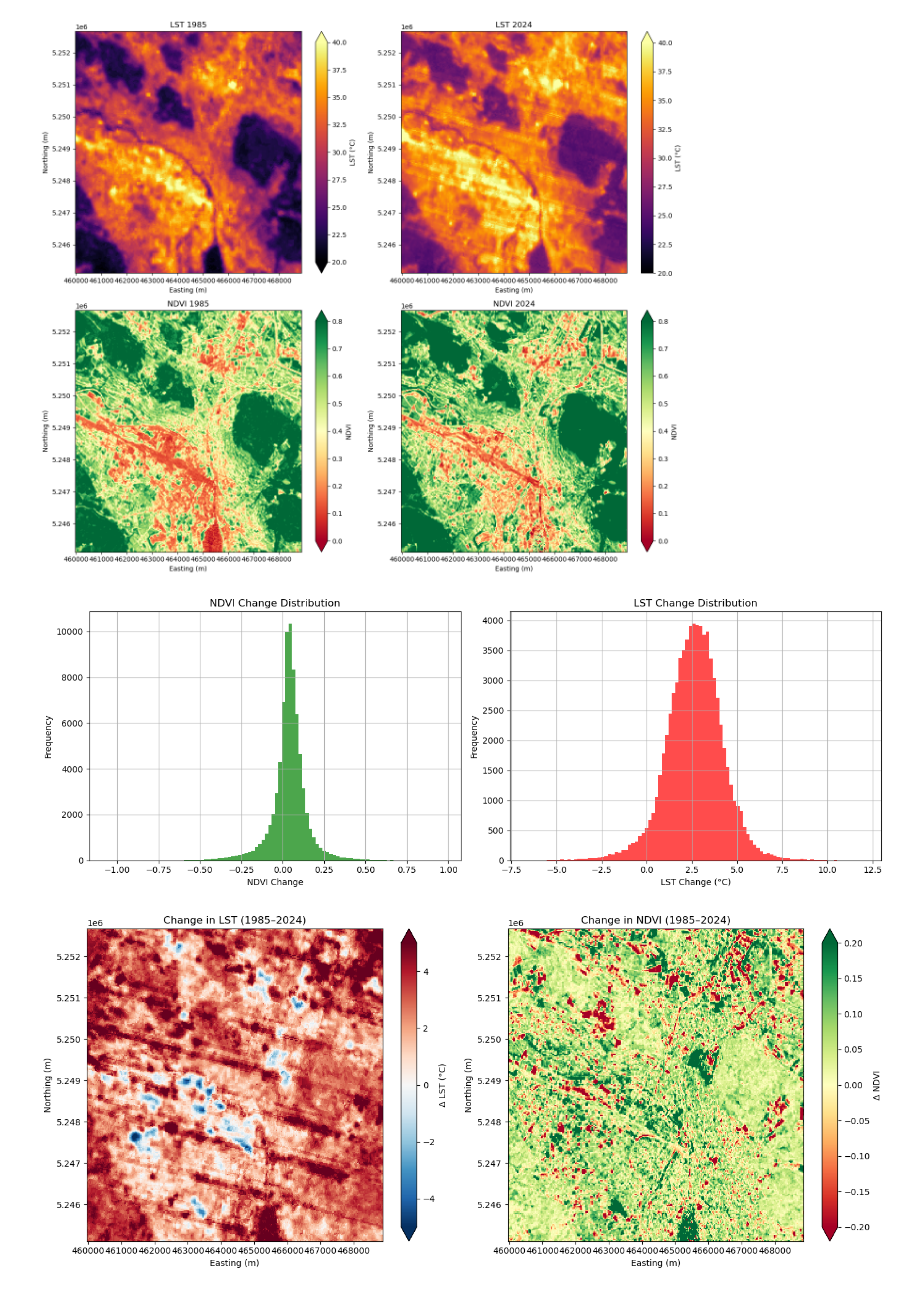
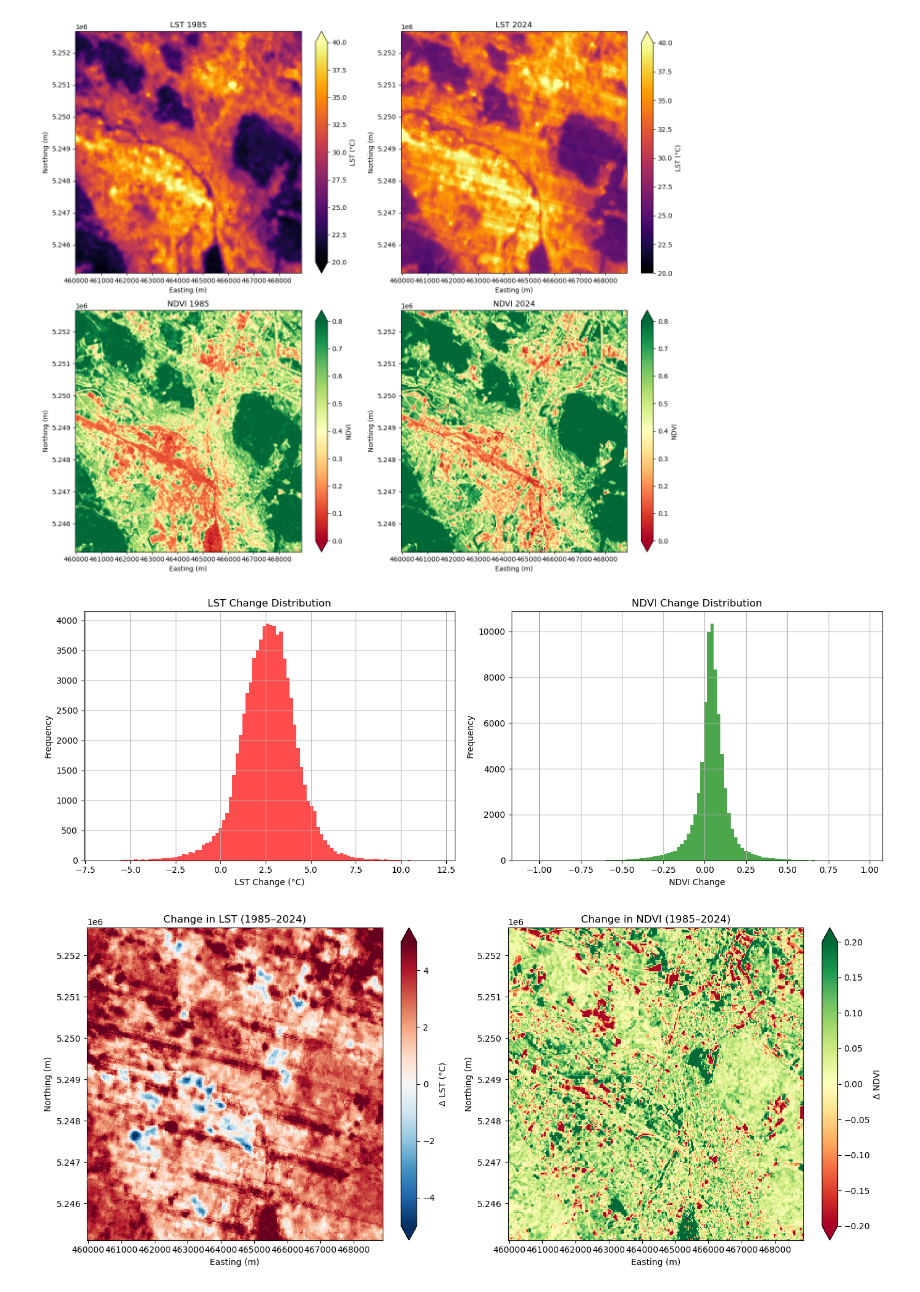
Before and after one commit to luaskyemar/Urban-Heat-Analysis, a Jupyter notebook: notebooks/urban_heat_analysis.ipynb, the cells around one changed output. Cells and saved outputs as stored; diff of their text form; code cells hidden in the pictures.

```diff
--- a/notebooks/urban_heat_analysis.ipynb
+++ b/notebooks/urban_heat_analysis.ipynb
@@ -288,35 +284,35 @@ ndvi_2024 = ds_cube["ndvi"].sel(time="2024-01-01")
 
 ndvi_change = ndvi_2024 - ndvi_1985
 # %%
-#HISTOGRAM FOR LST-, NDVI CHANGE
+# HISTOGRAM FOR LST-, NDVI CHANGE
 fig, ax = plt.subplots(1, 2, figsize=(14, 5))
 
+# --- LST Change Histogram ---
+ax[0].hist(
+    lst_change.values.flatten(),
+    bins=100,
+    color="red",
+    alpha=0.7
+)
+ax[0].set_title("LST Change Distribution")
+ax[0].set_xlabel("LST Change (°C)")
+ax[0].set_ylabel("Frequency")
+ax[0].grid(True)
+
 # --- NDVI Change Histogram ---
-ax[0].hist(
+ax[1].hist(
     ndvi_change.values.flatten(),
     bins=100,
     color="green",
     alpha=0.7
 )
-ax[0].set_title("NDVI Change Distribution")
-ax[0].set_xlabel("NDVI Change")
-ax[0].set_ylabel("Frequency")
-ax[0].grid(True)
-
-# --- LST Change Histogram ---
-ax[1].hist(
-    lst_change.values.flatten(),
-    bins=100,
-    color="red",
-    alpha=0.7
-)
-ax[1].set_title("LST Change Distribution")
-ax[1].set_xlabel("LST Change (°C)")
+ax[1].set_title("NDVI Change Distribution")
+ax[1].set_xlabel("NDVI Change")
 ax[1].set_ylabel("Frequency")
 ax[1].grid(True)
 
-plt.tight_layout()
+plt.tight_layout() # layout optimization
 plt.show()
 # %% [output]
-[figure, old version]
+[figure, new version]
 # %%
```
Also changed, not shown: parts of 18 cells of this notebook, 9 other files.
